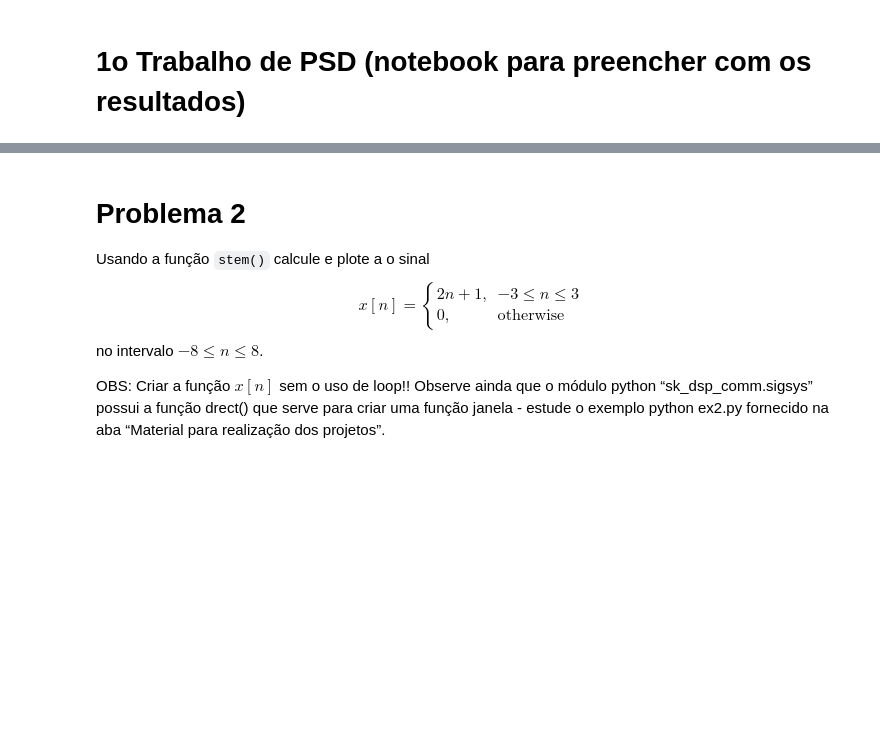
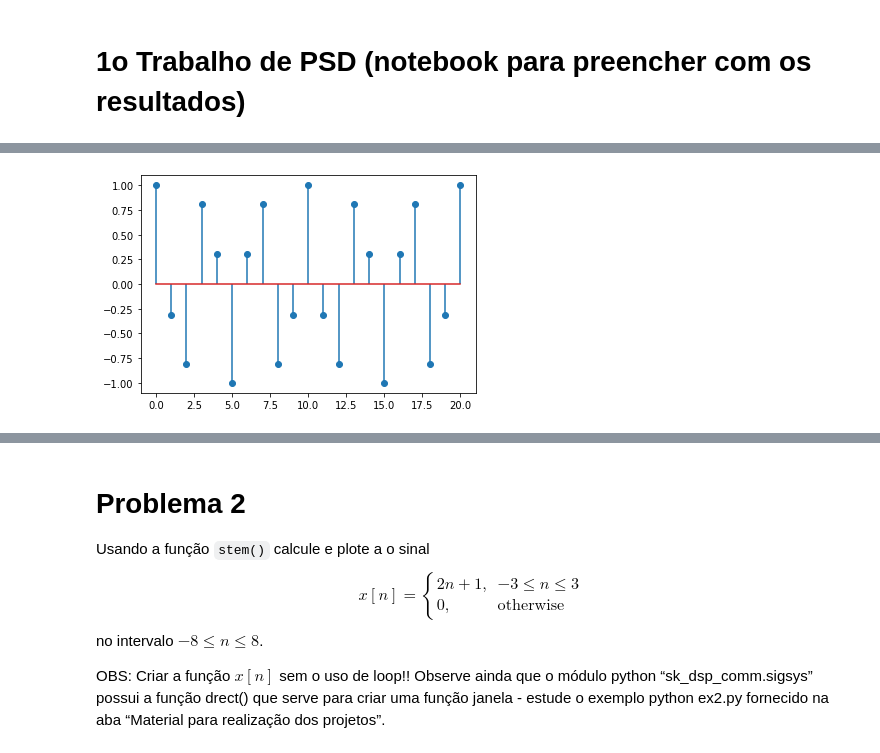
Before and after one commit to juan-santos/sinais_trabalho1, a Jupyter notebook: Projeto1.ipynb, the cells around one changed output, grey strips where cells are left out. Cells and saved outputs as stored; diff of their text form; code cells hidden in the pictures; blank space fills up the shorter version.

```diff
--- a/Projeto1.ipynb
+++ b/Projeto1.ipynb
@@ -44,3 +84,15 @@ O período da fundamental, $N$, é
+# %%
+#Através da biblioteca numpy crio 21 pontos, começando do ponto zero até o 20
+EixoX = np.linspace(0, 20, 21)
+
+#Obtenho os valores desses 16 pontos de acordo com a função esperada
+EixoY = np.cos((3/5) * np.pi * EixoX)
+
+#Exibo o gráfico da função
+pylab.stem(EixoX, EixoY, use_line_collection = True)
+pylab.show()
+# %% [output]
+[figure, added]
 # %% [markdown]
 ## Parte c - sinal $x_3[n]$
 Para encontrar o período, primeiro expanda o produto usando uma relação trigonomêtrica apropriada:
```
Also changed, not shown: parts of 36 cells of this notebook.
